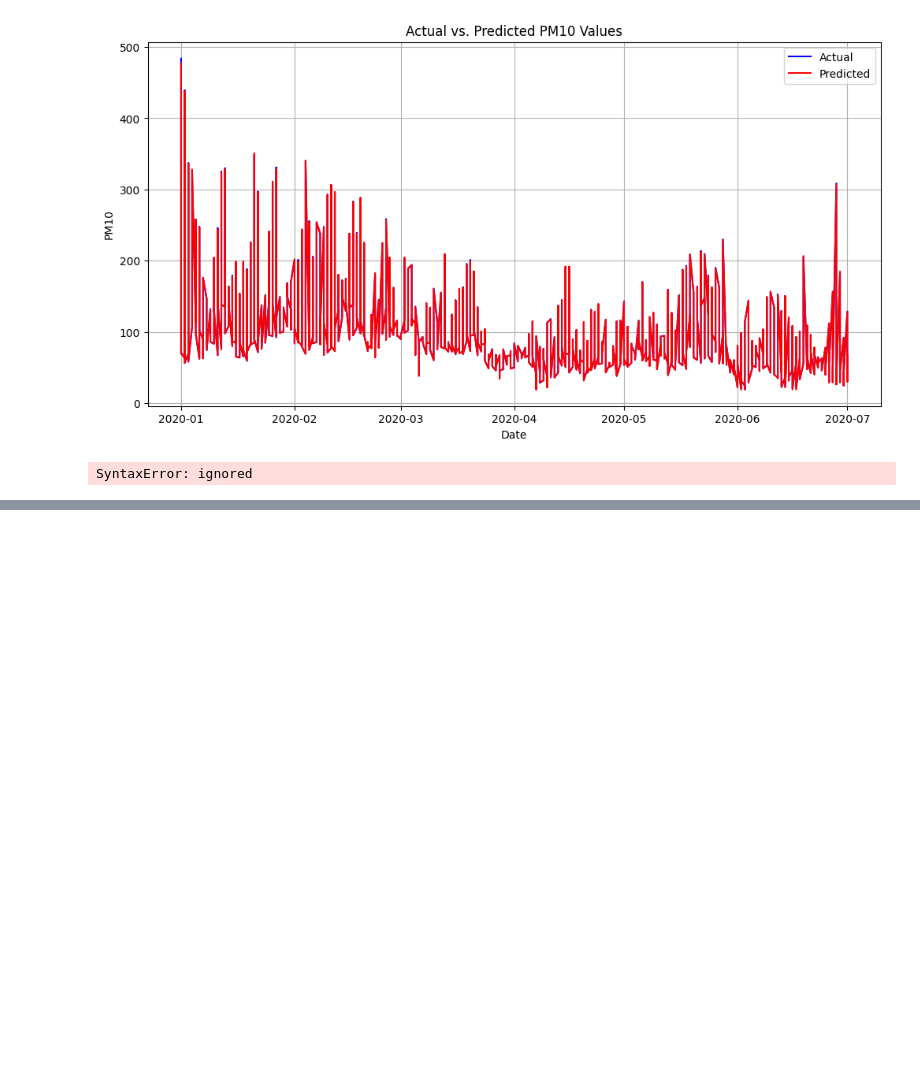
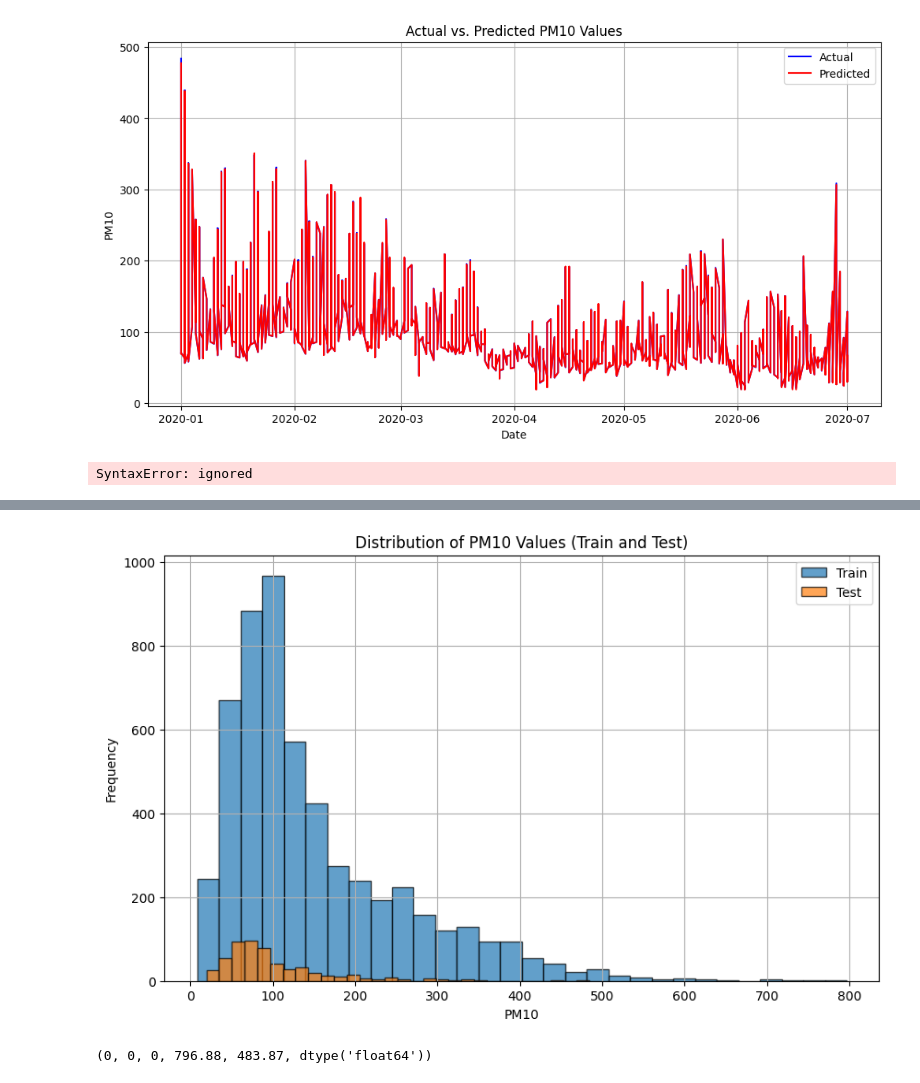
Before and after one commit to datagrad/Kamal-Thesis-Work, a Jupyter notebook: SARIMAX_with_XGBoost_PM10.ipynb, the cells around one changed output, grey strips where cells are left out. Cells and saved outputs as stored; diff of their text form; code cells hidden in the pictures; blank space fills up the shorter version.

```diff
--- a/SARIMAX_with_XGBoost_PM10.ipynb
+++ b/SARIMAX_with_XGBoost_PM10.ipynb
@@ -350,0 +661,34 @@ plt.show()
+# %%
+# Check for missing values in the training and test datasets
+missing_train = train_df['PM10'].isnull().sum()
+missing_test = test_df['PM10'].isnull().sum()
+
+# Forward Fill missing values of the column
+train_df['PM10'].fillna(method='bfill', inplace=True)
+train_df['PM10'].fillna(method='ffill', inplace=True)
+
+# Recheck for missing values after imputation
+missing_train_after = train_df['PM10'].isnull().sum()
+
+# Check for infinity or large values in the 'PM10' column
+max_train = train_df['PM10'].max()
+max_test = test_df['PM10'].max()
+
+# Check the data type of the 'PM10' column
+dtype_train = train_df['PM10'].dtype
+
+# Visualizing the distribution of 'PM10' values after handling missing values
+plt.figure(figsize=(10, 6))
+plt.hist(train_df['PM10'], bins=30, edgecolor='k', alpha=0.7, label='Train')
+plt.hist(test_df['PM10'], bins=30, edgecolor='k', alpha=0.7, label='Test')
+plt.xlabel('PM10')
+plt.ylabel('Frequency')
+plt.title('Distribution of PM10 Values (Train and Test)')
+plt.legend()
+plt.grid(True)
+plt.show()
+
+(missing_train, missing_test, missing_train_after, max_train, max_test, dtype_train)
+# %% [output]
+[figure, added]
+(0, 0, 0, 796.88, 483.87, dtype('float64'))
```
Also changed, not shown: parts of 53 cells of this notebook.
